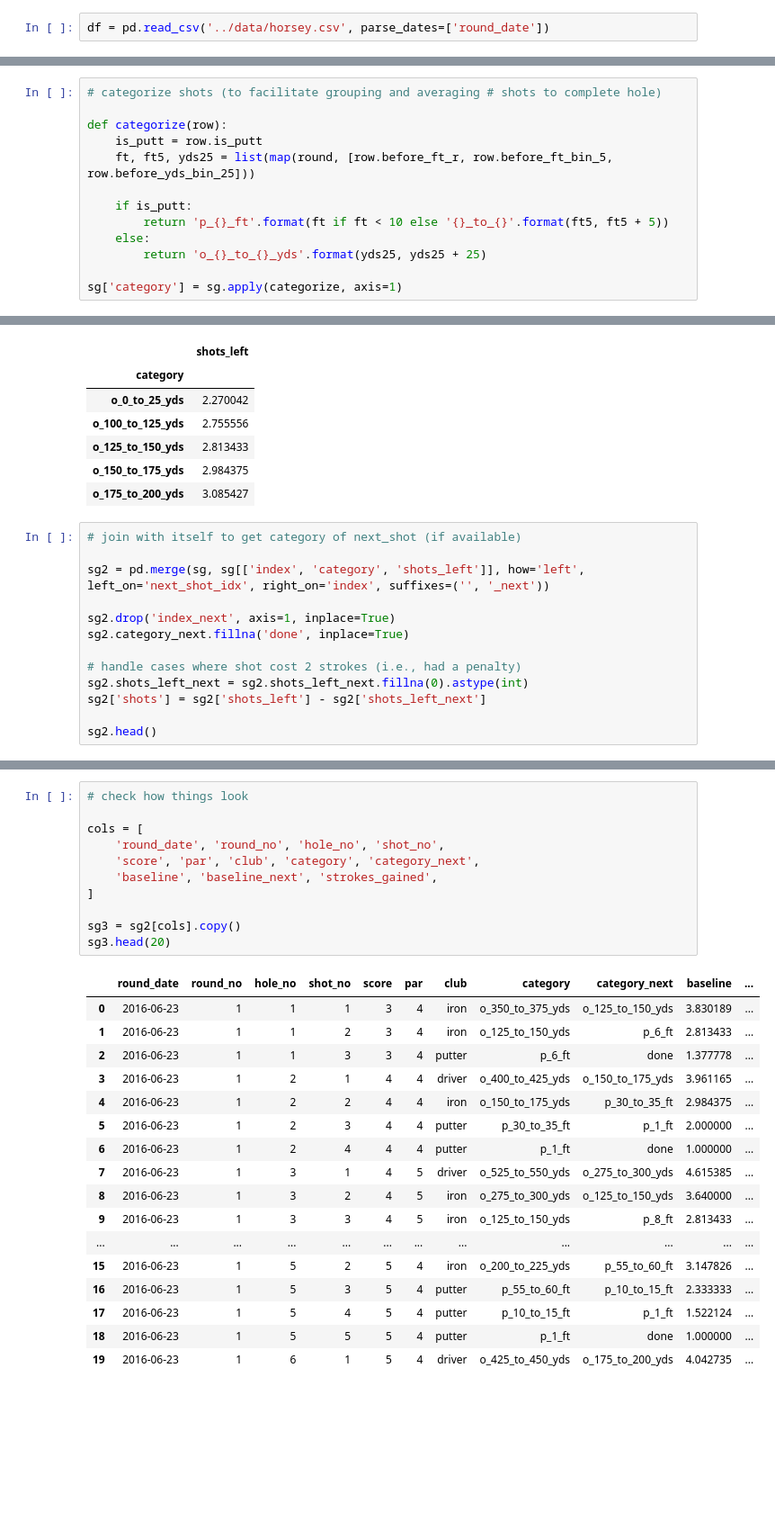
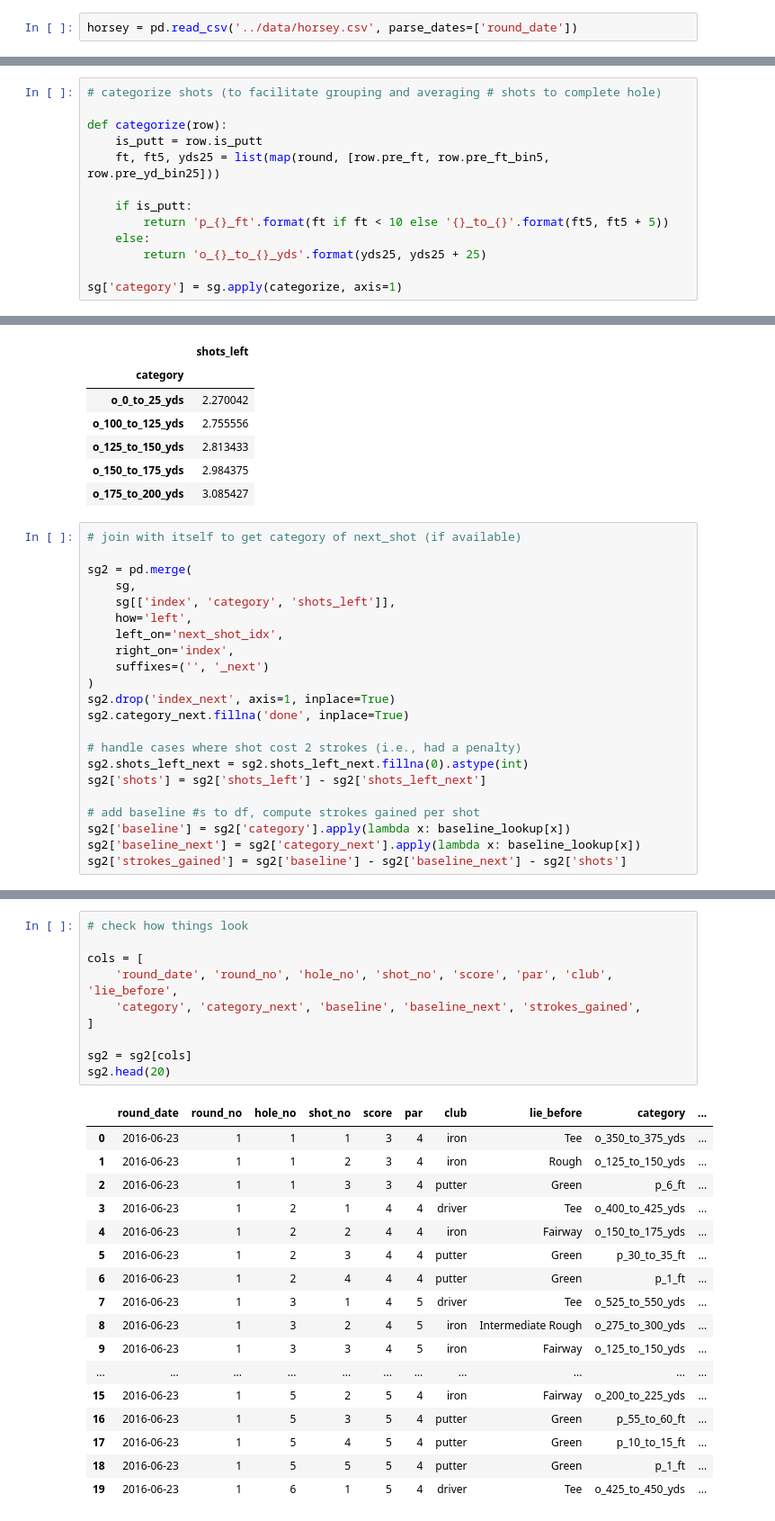
Before and after one commit to brendansudol/golf-moneyball, a Jupyter notebook: notebooks/horsey.ipynb, the cells around one changed output, grey strips where cells are left out. Shown at 90% size. Saved outputs shown, nothing was run; the diff lists cells and outputs as text; blank space fills up the shorter version.

```diff
--- a/notebooks/explore.ipynb
+++ b/notebooks/horsey.ipynb
@@ -6,5 +6,5 @@ from math import sqrt
 import numpy as np
 import pandas as pd
 # %%
-df = pd.read_csv('../data/horsey.csv', parse_dates=['round_date'])
+horsey = pd.read_csv('../data/horsey.csv', parse_dates=['round_date'])
 # %%
@@ -581,7 +483,7 @@ sg.head()
 
 def categorize(row):
     is_putt = row.is_putt
-    ft, ft5, yds25 = list(map(round, [row.before_ft_r, row.before_ft_bin_5, row.before_yds_bin_25]))
+    ft, ft5, yds25 = list(map(round, [row.pre_ft, row.pre_ft_bin5, row.pre_yd_bin25]))
 
     if is_putt:
         return 'p_{}_ft'.format(ft if ft < 10 else '{}_to_{}'.format(ft5, ft5 + 5))
@@ -628,8 +530,14 @@ sg_baseline.head()
 # %%
 # join with itself to get category of next_shot (if available)
 
-sg2 = pd.merge(sg, sg[['index', 'category', 'shots_left']], how='left', left_on='next_shot_idx', right_on='index', suffixes=('', '_next'))
-
+sg2 = pd.merge(
+    sg,
+    sg[['index', 'category', 'shots_left']],
+    how='left',
+    left_on='next_shot_idx',
+    right_on='index',
+    suffixes=('', '_next')
+)
 sg2.drop('index_next', axis=1, inplace=True)
 sg2.category_next.fillna('done', inplace=True)
 
@@ -637,4 +545,7 @@ sg2.category_next.fillna('done', inplace=True)
 sg2.shots_left_next = sg2.shots_left_next.fillna(0).astype(int)
 sg2['shots'] = sg2['shots_left'] - sg2['shots_left_next']
 
-sg2.head()
+# add baseline #s to df, compute strokes gained per shot
+sg2['baseline'] = sg2['category'].apply(lambda x: baseline_lookup[x])
+sg2['baseline_next'] = sg2['category_next'].apply(lambda x: baseline_lookup[x])
+sg2['strokes_gained'] = sg2['baseline'] - sg2['baseline_next'] - sg2['shots']
@@ -655,30 +552,29 @@ sg2['strokes_gained'] = sg2['baseline'] - sg2['baseline_next'] - sg2['shots']
 # %%
 # check how things look
 
 cols = [
-    'round_date', 'round_no', 'hole_no', 'shot_no',
-    'score', 'par', 'club', 'category', 'category_next',
-    'baseline', 'baseline_next', 'strokes_gained',
+    'round_date', 'round_no', 'hole_no', 'shot_no', 'score', 'par', 'club', 'lie_before',
+    'category', 'category_next', 'baseline', 'baseline_next', 'strokes_gained',
 ]
 
-sg3 = sg2[cols].copy()
-sg3.head(20)
+sg2 = sg2[cols]
+sg2.head(20)
 # %% [output]
-|  | round_date | round_no | hole_no | shot_no | score | par | club | category | category_next | baseline | ... |
-| 0 | 2016-06-23 | 1 | 1 | 1 | 3 | 4 | iron | o_350_to_375_yds | o_125_to_150_yds | 3.830189 | ... |
-| 1 | 2016-06-23 | 1 | 1 | 2 | 3 | 4 | iron | o_125_to_150_yds | p_6_ft | 2.813433 | ... |
-| 2 | 2016-06-23 | 1 | 1 | 3 | 3 | 4 | putter | p_6_ft | done | 1.377778 | ... |
-| 3 | 2016-06-23 | 1 | 2 | 1 | 4 | 4 | driver | o_400_to_425_yds | o_150_to_175_yds | 3.961165 | ... |
-| 4 | 2016-06-23 | 1 | 2 | 2 | 4 | 4 | iron | o_150_to_175_yds | p_30_to_35_ft | 2.984375 | ... |
-| 5 | 2016-06-23 | 1 | 2 | 3 | 4 | 4 | putter | p_30_to_35_ft | p_1_ft | 2.000000 | ... |
-| 6 | 2016-06-23 | 1 | 2 | 4 | 4 | 4 | putter | p_1_ft | done | 1.000000 | ... |
-| 7 | 2016-06-23 | 1 | 3 | 1 | 4 | 5 | driver | o_525_to_550_yds | o_275_to_300_yds | 4.615385 | ... |
-| 8 | 2016-06-23 | 1 | 3 | 2 | 4 | 5 | iron | o_275_to_300_yds | o_125_to_150_yds | 3.640000 | ... |
-| 9 | 2016-06-23 | 1 | 3 | 3 | 4 | 5 | iron | o_125_to_150_yds | p_8_ft | 2.813433 | ... |
-| ... | ... | ... | ... | ... | ... | ... | ... | ... | ... | ... | ... |
-| 15 | 2016-06-23 | 1 | 5 | 2 | 5 | 4 | iron | o_200_to_225_yds | p_55_to_60_ft | 3.147826 | ... |
-| 16 | 2016-06-23 | 1 | 5 | 3 | 5 | 4 | putter | p_55_to_60_ft | p_10_to_15_ft | 2.333333 | ... |
-| 17 | 2016-06-23 | 1 | 5 | 4 | 5 | 4 | putter | p_10_to_15_ft | p_1_ft | 1.522124 | ... |
-| 18 | 2016-06-23 | 1 | 5 | 5 | 5 | 4 | putter | p_1_ft | done | 1.000000 | ... |
-| 19 | 2016-06-23 | 1 | 6 | 1 | 5 | 4 | driver | o_425_to_450_yds | o_175_to_200_yds | 4.042735 | ... |
+|  | round_date | round_no | hole_no | shot_no | score | par | club | lie_before | category | ... |
+| 0 | 2016-06-23 | 1 | 1 | 1 | 3 | 4 | iron | Tee | o_350_to_375_yds | ... |
+| 1 | 2016-06-23 | 1 | 1 | 2 | 3 | 4 | iron | Rough | o_125_to_150_yds | ... |
+| 2 | 2016-06-23 | 1 | 1 | 3 | 3 | 4 | putter | Green | p_6_ft | ... |
+| 3 | 2016-06-23 | 1 | 2 | 1 | 4 | 4 | driver | Tee | o_400_to_425_yds | ... |
+| 4 | 2016-06-23 | 1 | 2 | 2 | 4 | 4 | iron | Fairway | o_150_to_175_yds | ... |
+| 5 | 2016-06-23 | 1 | 2 | 3 | 4 | 4 | putter | Green | p_30_to_35_ft | ... |
+| 6 | 2016-06-23 | 1 | 2 | 4 | 4 | 4 | putter | Green | p_1_ft | ... |
+| 7 | 2016-06-23 | 1 | 3 | 1 | 4 | 5 | driver | Tee | o_525_to_550_yds | ... |
+| 8 | 2016-06-23 | 1 | 3 | 2 | 4 | 5 | iron | Intermediate Rough | o_275_to_300_yds | ... |
+| 9 | 2016-06-23 | 1 | 3 | 3 | 4 | 5 | iron | Fairway | o_125_to_150_yds | ... |
+| ... | ... | ... | ... | ... | ... | ... | ... | ... | ... | ... |
+| 15 | 2016-06-23 | 1 | 5 | 2 | 5 | 4 | iron | Fairway | o_200_to_225_yds | ... |
+| 16 | 2016-06-23 | 1 | 5 | 3 | 5 | 4 | putter | Green | p_55_to_60_ft | ... |
+| 17 | 2016-06-23 | 1 | 5 | 4 | 5 | 4 | putter | Green | p_10_to_15_ft | ... |
+| 18 | 2016-06-23 | 1 | 5 | 5 | 5 | 4 | putter | Green | p_1_ft | ... |
+| 19 | 2016-06-23 | 1 | 6 | 1 | 5 | 4 | driver | Tee | o_425_to_450_yds | ... |
 # %%
```
Also changed, not shown: parts of 27 cells of this notebook, 2 other files.
